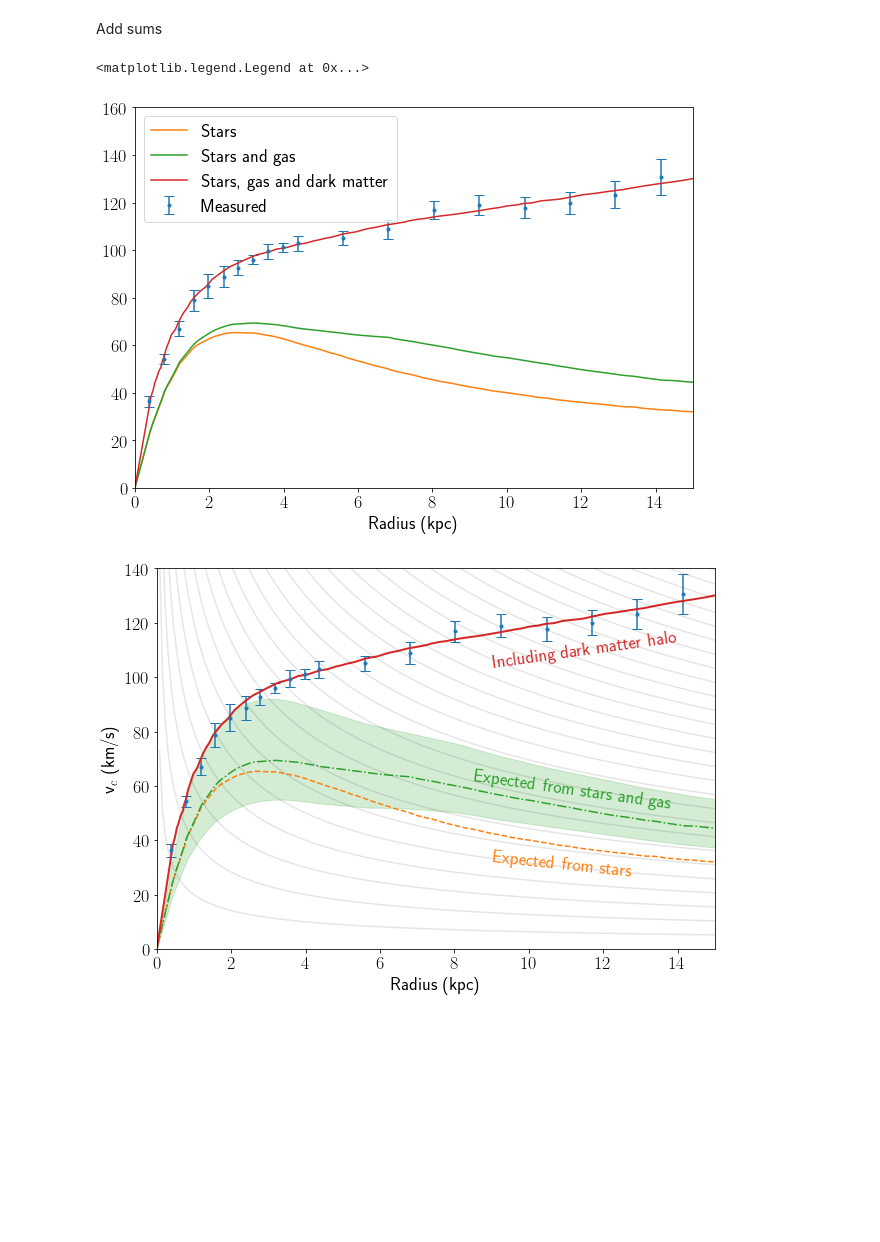
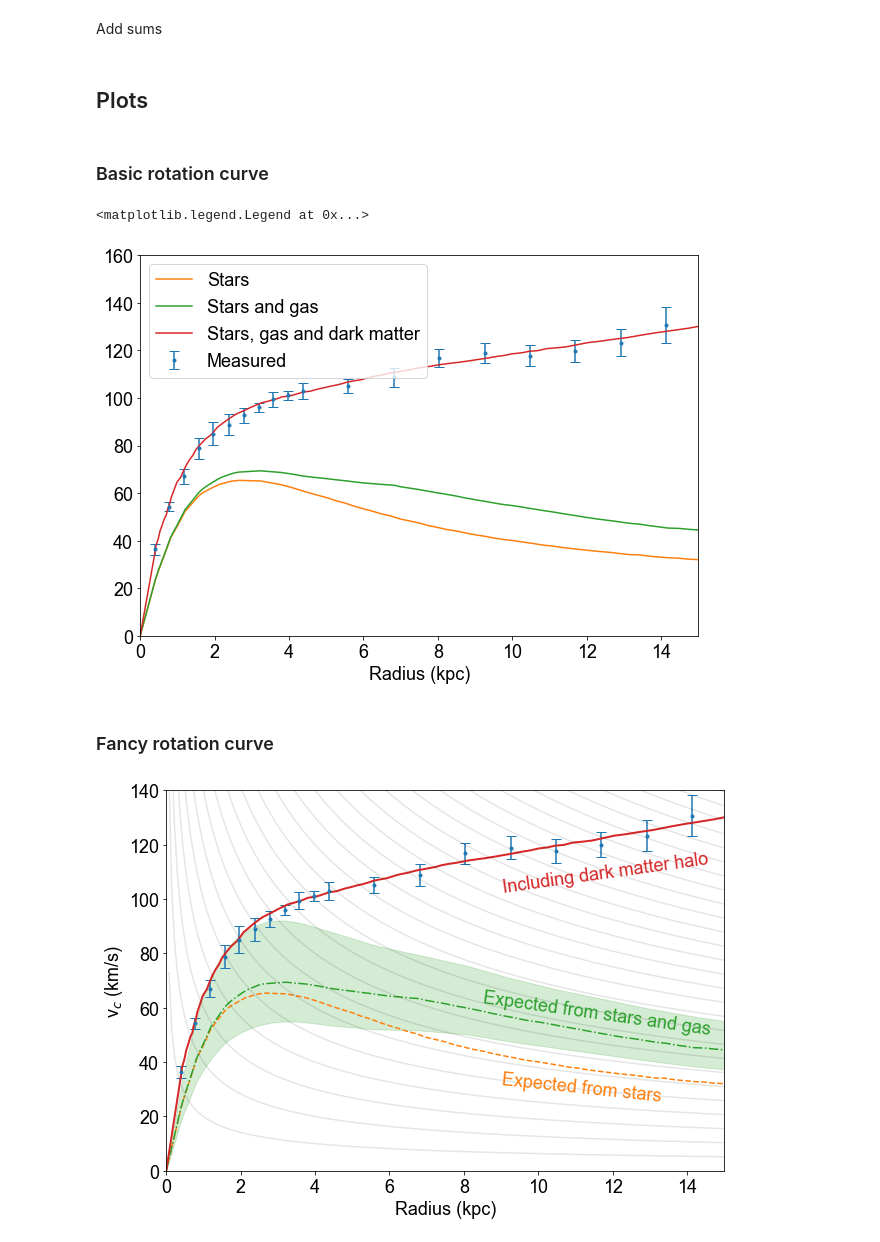
Before and after one commit to ErikHogenbirk/DMPlots, a Jupyter notebook: RotationCurve.ipynb, the cells around one changed output. Cells and saved outputs as stored; diff of their text form; code cells hidden in the pictures; blank space fills up the shorter version.

```diff
--- a/RotationCurve.ipynb
+++ b/RotationCurve.ipynb
@@ -7,3 +14,0 @@ plt.rcParams['figure.figsize'] = (10.0, 7.0)
-# %%
-# plt.rc('font',**{'family':'serif','serif':['Computer Modern Roman']})
-plt.rc('text', usetex=True)
@@ -50,6 +57,10 @@ d['all'] = np.sqrt(
 
 for pol in ('+', '-'):
     d['lum%s' % pol] = np.interp(xp, d['luminous%s_x' % pol], d['luminous%s' % pol])
+# %% [markdown]
+## Plots
+# %% [markdown]
+### Basic rotation curve
 # %%
 plt.errorbar(d['pts_x'], d['pts'], d['dpts'], marker='.', capsize=5, ls='None', label='Measured')
 plt.plot(d['stellar_disk_x'], d['stellar_disk'], label='Stars')
@@ -64,4 +75,4 @@ plt.xlim(0, 15)
 plt.legend()
 # %% [output]
 <matplotlib.legend.Legend at 0x...>
-[figure, old version]
+[figure, new version]
@@ -70,23 +79,25 @@ plt.legend()
+# %% [markdown]
+### Fancy rotation curve
 # %%
 plt.errorbar(d['pts_x'], d['pts'], d['dpts'], marker='.', capsize=5, ls='None', label='Measured')
 plt.plot(d['stellar_disk_x'], d['stellar_disk'], label='Stars', ls='--')
 plt.plot(d['x'], d['baryons'], label='Stars and gas', ls='-.')
 plt.plot(d['fit_x'], d['fit'], label='Stars, gas and dark matter', lw=2)
 
 plt.xlabel(r'Radius (kpc)')
 plt.ylabel(r'v$_c$ (km/s)')
 plt.ylim(0, 140)
 plt.xlim(0, 15)
-plt.text(9, 32, 'Expected from stars', color='C1', rotation = -6, weight = 'heavy')
+plt.text(9, 32, 'Expected from stars', color='C1', rotation = -6)
 plt.text(8.5, 62, 'Expected from stars and gas', color='C2', rotation = -8)
 plt.text(9, 113, 'Including dark matter halo', color='C3', rotation = 8)
 
 plt.fill_between(d['x'], d['lum-'], d['lum+'], color='C2', alpha=0.2)
 
 xp = np.linspace(0, 15, 200)
 for start in np.arange(20, 701, 20):
     plt.plot(xp, start * np.sqrt(1/xp), color='k', alpha=0.1)
 
-plt.savefig('/home/erik/win/notes/rotationcurve.pdf', bbox_inches='tight')
+plt.savefig('plots/rotationcurve.pdf', bbox_inches='tight')
 # %% [output]
-[figure, old version]
+[figure, new version]
```
Also changed, not shown: parts of 8 cells of this notebook, 12 other files.
